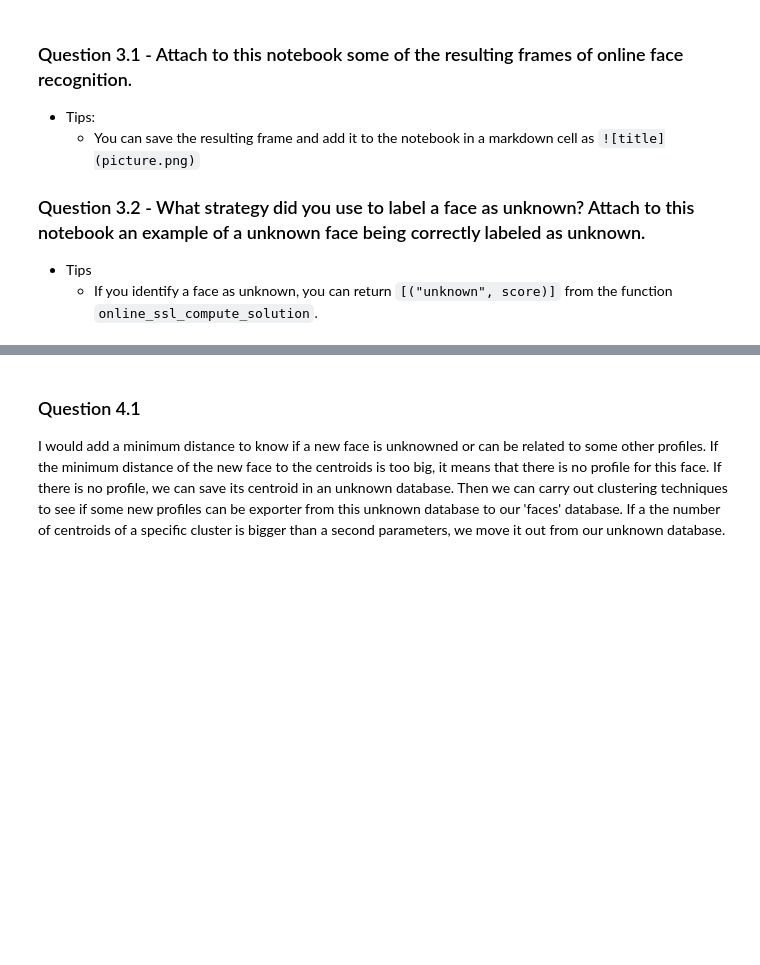
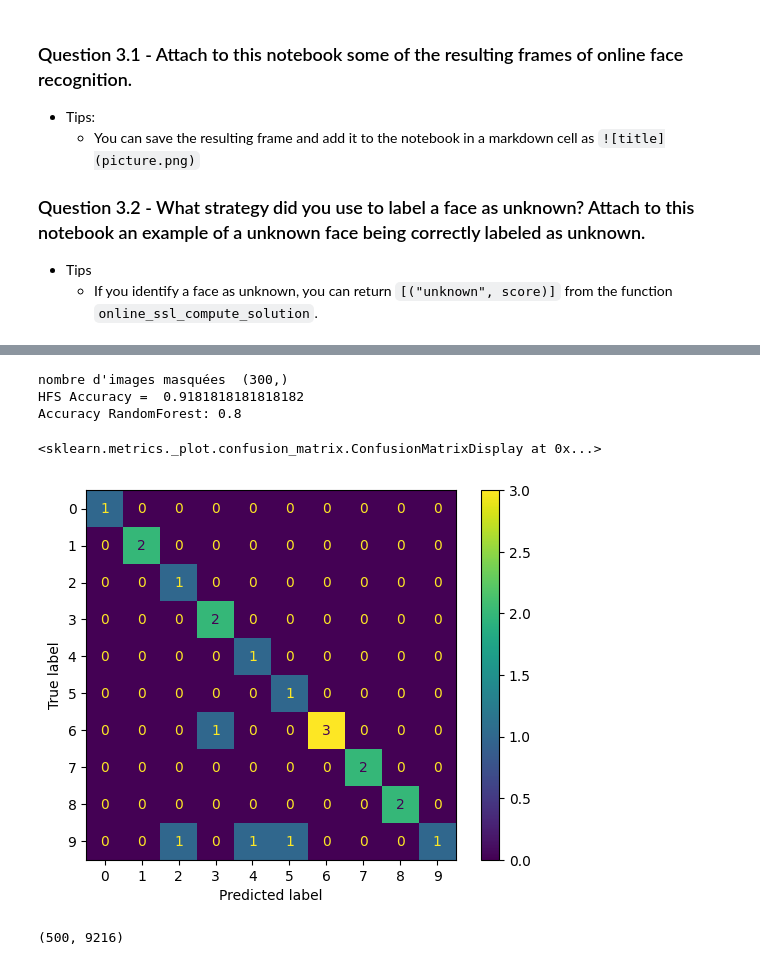
Before and after one commit to SoelMgd/MVA, a Jupyter notebook: Graphs_for_ML/semi_supervised_learning/semi_supervised_learning/SSL.ipynb, the cells around one changed output, grey strips where cells are left out. Drawn from its saved outputs; the diff is of its cells as text; code cells hidden in the pictures; blank space fills up the shorter version.

```diff
--- a/Graphs_for_ML/semi_supervised_learning/semi_supervised_learning/SSL.ipynb
+++ b/Graphs_for_ML/semi_supervised_learning/semi_supervised_learning/SSL.ipynb
@@ -701,9 +726,67 @@ Error:
     * A comparison between a semi-supervised learner (of your choice) trained on the $N$ labeled and unlabeled (you reveal everything here) faces using a certain memory budget, and the same learner with a constrained memory budget.
 * Exact vs Quantized and Online vs Batch and Inductive vs Transductive
     * A comparison between a semi-supervised online learner (of your choice) trained with and without quantization, evaluated both on the $N$ faces revealed during training, and $m$ faces unrevealed. You can further compare the online performance of the learner against the performance of an "hindsight" learner that saw the labels all at once
-# %% [markdown]
-### Question 4.1
-
-I would add a minimum distance to know if a new face is unknowned or can be related to some other profiles.
-If the minimum distance of the new face to the centroids is too big, it means that there is no profile for this face.
-If there is no profile, we can save its centroid in an unknown database. Then we can carry out clustering techniques to see if some new profiles can be exporter from this unknown database to our 'faces' database. If a the number of centroids of a specific cluster is bigger than a second parameters, we move it out from our unknown database.
+# %%
+np.random.seed(456)
+
+l = 20  # Nombre d'images étiquetées par classe
+u = 20 # nombre vu non étiquetées
+m = 10 # nouvelles pour chaque modèle
+
+images, labels, masked_labels = load_image_data_augmented(preprocess_image, number_unmasked_labels=l) # 50 images per class
+# %%
+clean_indices  = np.where(masked_labels != 0)[0] # len l
+masked_indices = np.where(masked_labels == 0)[0] # len N - l
+print("nombre d'images masquées ", masked_indices.shape)
+
+u_masked_indices = np.random.choice(masked_indices, u, replace=False) # len u
+
+### Semi Supervised model trained on l+u data
+
+l_and_u_indices = np.concatenate([clean_indices, u_masked_indices], axis=0)
+np.random.shuffle(l_and_u_indices) # suffle
+
+image_ssl = images[l_and_u_indices]
+labels_ssl = labels[l_and_u_indices]
+masked_labels_ssl = masked_labels[l_and_u_indices]
+
+
+L = build_laplacian_regularized(image_ssl,
+                                params_face_rec['laplacian_regularization'],
+                                params_face_rec['var'],
+                                params_face_rec['eps'],
+                                params_face_rec['k'],
+                                params_face_rec['laplacian_normalization'])
+
+# Run HFS
+predicted_labels, f = compute_hfs(L, masked_labels_ssl, soft=True, **params_face_rec)
+accuracy = np.equal(predicted_labels, labels_ssl).mean()
+print("HFS Accuracy = ", accuracy)
+
+### Supervised Learning
+from sklearn.ensemble import RandomForestClassifier
+from sklearn.metrics import confusion_matrix, ConfusionMatrixDisplay, accuracy_score
+
+clf = RandomForestClassifier(n_estimators=30, max_depth=4)
+X, y =  images[clean_indices], labels[clean_indices]
+clf.fit(X, y)
+
+Y_test = images[u_masked_indices]
+y_pred = clf.predict(Y_test)
+
+accuracy = accuracy_score(labels[u_masked_indices], y_pred)
+print("Accuracy RandomForest:", accuracy)
+
+cm = confusion_matrix(labels[u_masked_indices], y_pred)
+
+ConfusionMatrixDisplay(confusion_matrix=cm).plot()
+# %% [output]
+nombre d'images masquées  (300,)
+HFS Accuracy =  0.9181818181818182
+Accuracy RandomForest: 0.8
+<sklearn.metrics._plot.confusion_matrix.ConfusionMatrixDisplay at 0x...>
+[figure, added]
+# %%
+images.shape
+# %% [output]
+(500, 9216)
```
Also changed, not shown: parts of 16 cells of this notebook, 4 other files.
